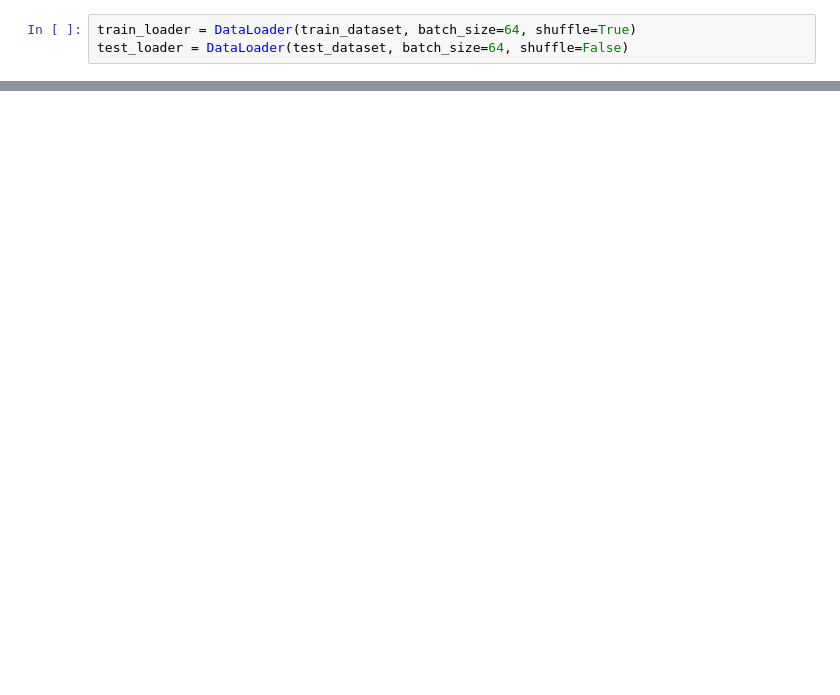
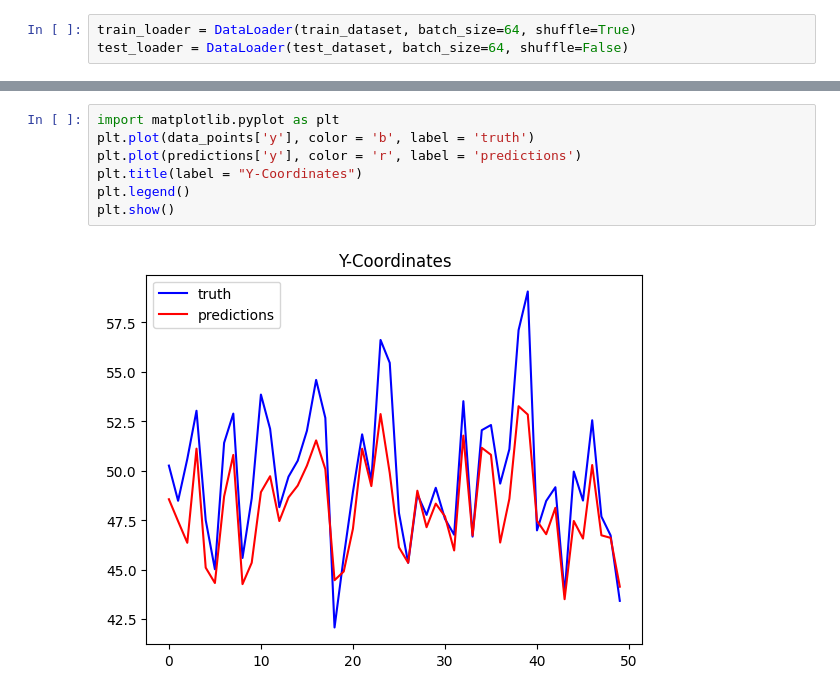
Before and after one commit to harishk30/GNNcom, a Jupyter notebook: COM_GNN.ipynb, the cells around one changed output, grey strips where cells are left out. Cells and saved outputs as stored; diff of their text form; blank space fills up the shorter version.

```diff
--- a/COM_GNN.ipynb
+++ b/COM_GNN.ipynb
@@ -334,0 +476,9 @@ fig.show()
+# %%
+import matplotlib.pyplot as plt
+plt.plot(data_points['y'], color = 'b', label = 'truth')
+plt.plot(predictions['y'], color = 'r', label = 'predictions')
+plt.title(label = "Y-Coordinates")
+plt.legend()
+plt.show()
+# %% [output]
+[figure, added]
```
Also changed, not shown: parts of 32 cells of this notebook.
